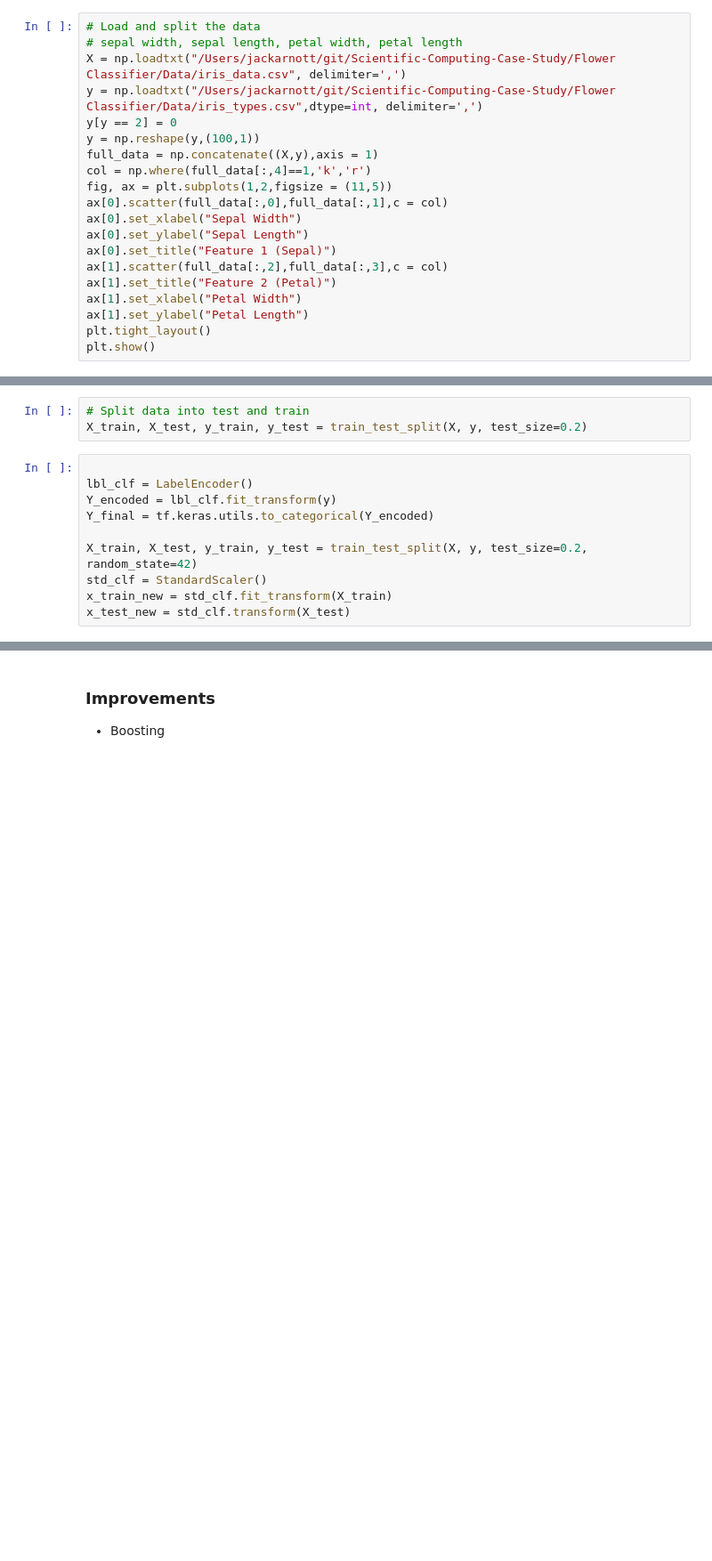
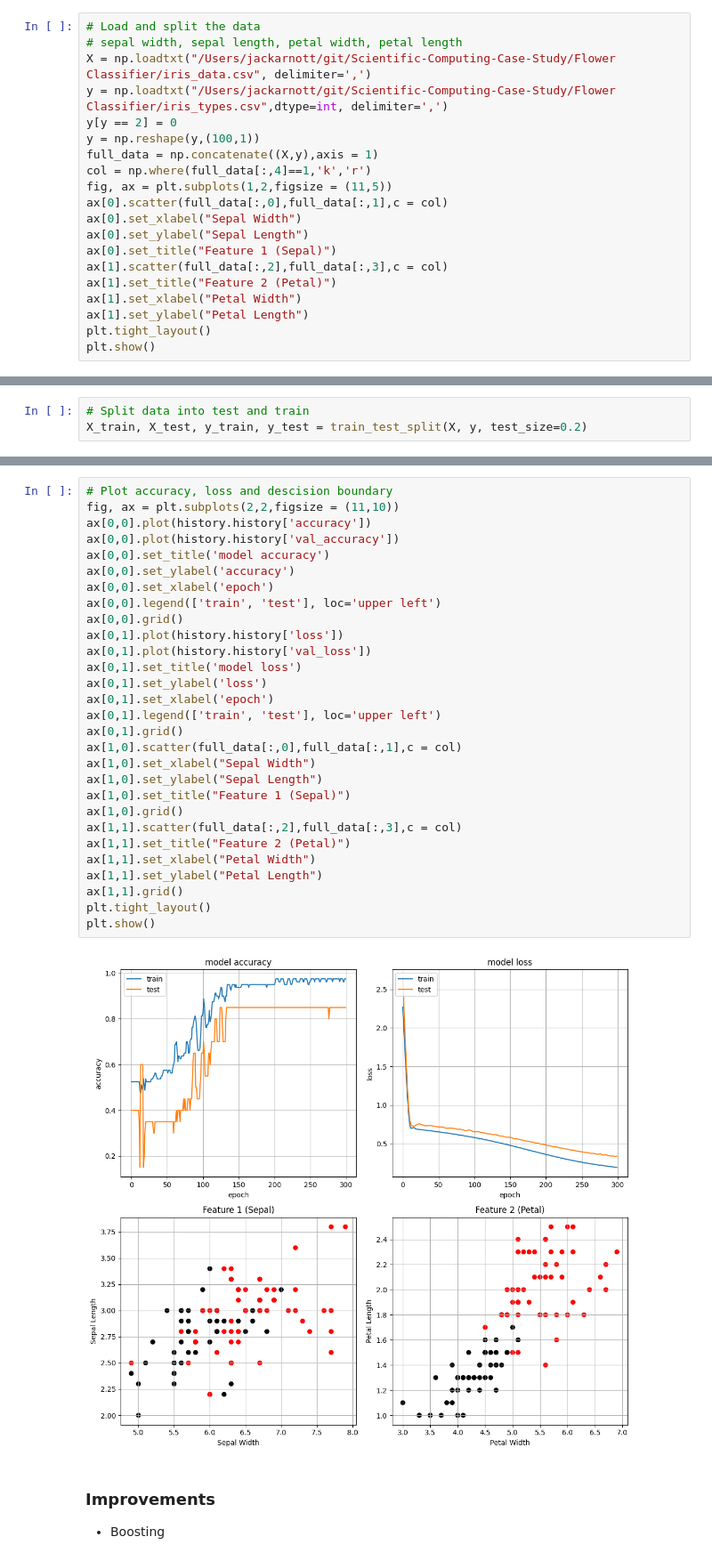
Before and after one commit to Arnottjwr/ML-Projects, a Jupyter notebook: Flower Classifier/flower_classifer.ipynb, the cells around one changed output, grey strips where cells are left out. Shown: that part at 89% size. Saved outputs shown, nothing was run; the diff lists cells and outputs as text; blank space fills up the shorter version.

Commit message:
working classifier

```diff
--- a/Flower Classifier/flower_classifer.ipynb
+++ b/Flower Classifier/flower_classifer.ipynb
@@ -15,8 +9,8 @@ from sklearn.preprocessing import OneHotEncoder, LabelEncoder, StandardScaler
 # %%
 # Load and split the data
 # sepal width, sepal length, petal width, petal length
-X = np.loadtxt("/Users/jackarnott/git/Scientific-Computing-Case-Study/Flower Classifier/Data/iris_data.csv", delimiter=',')
-y = np.loadtxt("/Users/jackarnott/git/Scientific-Computing-Case-Study/Flower Classifier/Data/iris_types.csv",dtype=int, delimiter=',')
+X = np.loadtxt("/Users/jackarnott/git/Scientific-Computing-Case-Study/Flower Classifier/iris_data.csv", delimiter=',')
+y = np.loadtxt("/Users/jackarnott/git/Scientific-Computing-Case-Study/Flower Classifier/iris_types.csv",dtype=int, delimiter=',')
 y[y == 2] = 0
 y = np.reshape(y,(100,1))
 full_data = np.concatenate((X,y),axis = 1)
@@ -37,14 +31,4 @@ plt.show()
 # %%
 # Split data into test and train
 X_train, X_test, y_train, y_test = train_test_split(X, y, test_size=0.2)
-# %%
-
-lbl_clf = LabelEncoder()
-Y_encoded = lbl_clf.fit_transform(y)
-Y_final = tf.keras.utils.to_categorical(Y_encoded)
-
-X_train, X_test, y_train, y_test = train_test_split(X, y, test_size=0.2, random_state=42)
-std_clf = StandardScaler()
-x_train_new = std_clf.fit_transform(X_train)
-x_test_new = std_clf.transform(X_test)
 # %%
@@ -99,3 +66,34 @@ plt.show()
+# %%
+# Plot accuracy, loss and descision boundary
+fig, ax = plt.subplots(2,2,figsize = (11,10))
+ax[0,0].plot(history.history['accuracy'])
+ax[0,0].plot(history.history['val_accuracy'])
+ax[0,0].set_title('model accuracy')
+ax[0,0].set_ylabel('accuracy')
+ax[0,0].set_xlabel('epoch')
+ax[0,0].legend(['train', 'test'], loc='upper left')
+ax[0,0].grid()
+ax[0,1].plot(history.history['loss'])
+ax[0,1].plot(history.history['val_loss'])
+ax[0,1].set_title('model loss')
+ax[0,1].set_ylabel('loss')
+ax[0,1].set_xlabel('epoch')
+ax[0,1].legend(['train', 'test'], loc='upper left')
+ax[0,1].grid()
+ax[1,0].scatter(full_data[:,0],full_data[:,1],c = col)
+ax[1,0].set_xlabel("Sepal Width")
+ax[1,0].set_ylabel("Sepal Length")
+ax[1,0].set_title("Feature 1 (Sepal)")
+ax[1,0].grid()
+ax[1,1].scatter(full_data[:,2],full_data[:,3],c = col)
+ax[1,1].set_title("Feature 2 (Petal)")
+ax[1,1].set_xlabel("Petal Width")
+ax[1,1].set_ylabel("Petal Length")
+ax[1,1].grid()
+plt.tight_layout()
+plt.show()
+# %% [output]
+[figure, added]
 # %% [markdown]
 ### Improvements
 - Boosting
```
Also changed, not shown: parts of 4 cells of this notebook.
